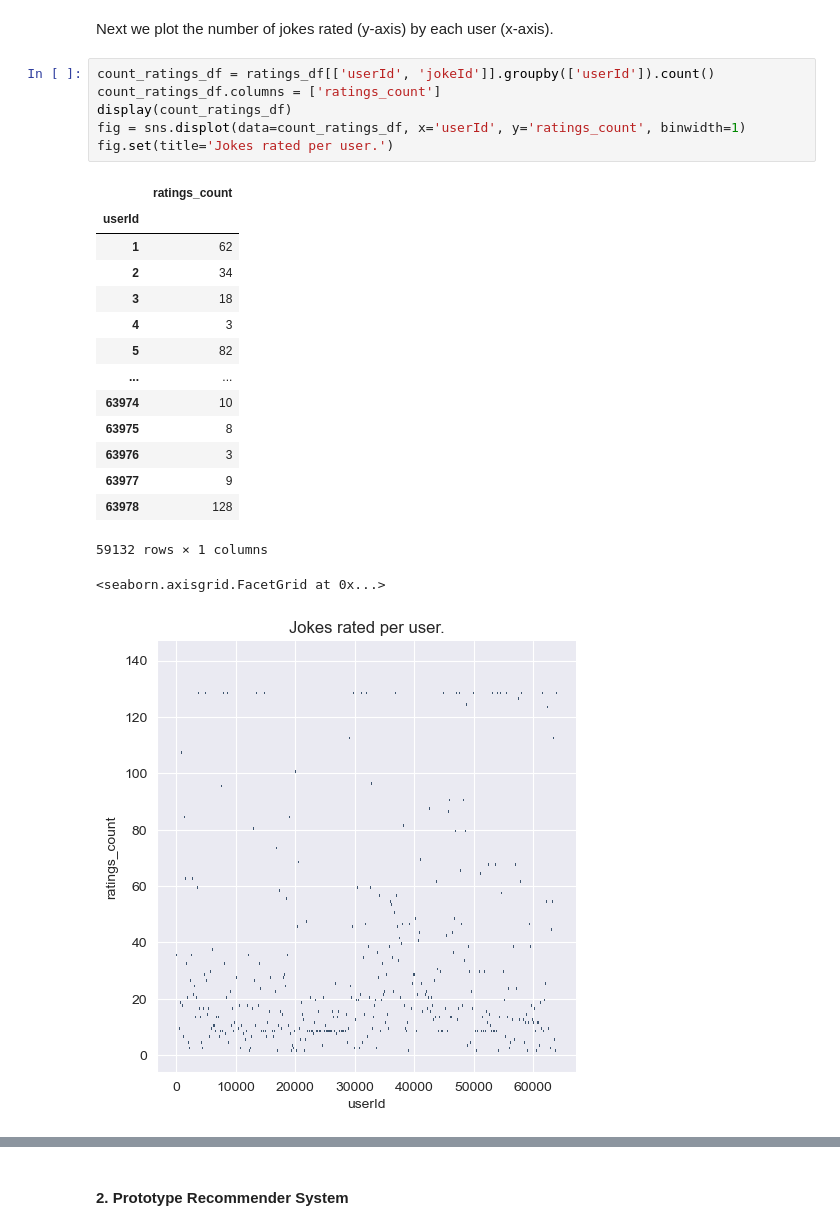
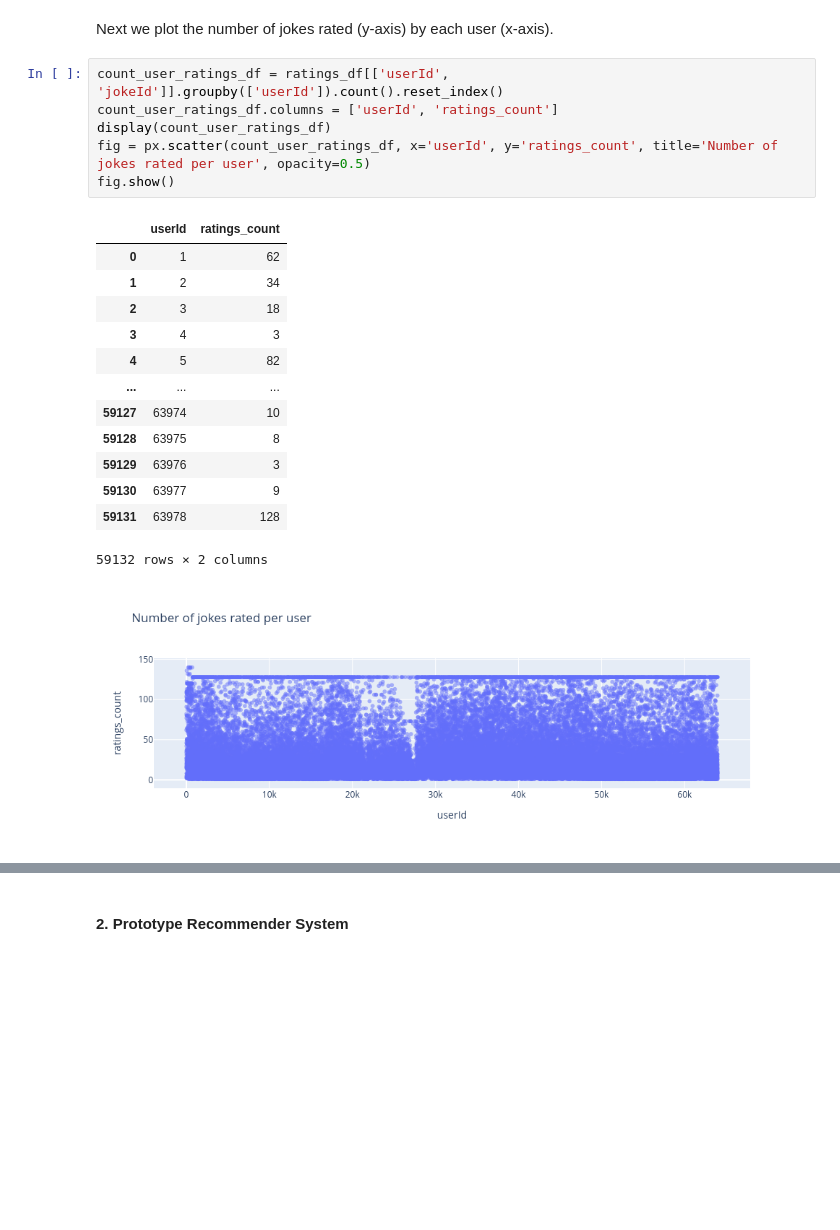
Before and after one commit to RedOrBlueP1ll/reasonable_recommendations, a Jupyter notebook: joke_recsyst_notebook.ipynb, the cells around one changed output, grey strips where cells are left out. Drawn from its saved outputs; the diff is of its cells as text; blank space fills up the shorter version.

Commit message:
Improved graphs

```diff
--- a/joke_recsyst_notebook.ipynb
+++ b/joke_recsyst_notebook.ipynb
@@ -51,26 +52,24 @@ display(jokes_df)
 # %% [markdown]
 Next we plot the number of jokes rated (y-axis) by each user (x-axis).
 # %%
-count_ratings_df = ratings_df[['userId', 'jokeId']].groupby(['userId']).count()
-count_ratings_df.columns = ['ratings_count']
-display(count_ratings_df)
-fig = sns.displot(data=count_ratings_df, x='userId', y='ratings_count', binwidth=1)
-fig.set(title='Jokes rated per user.')
+count_user_ratings_df = ratings_df[['userId', 'jokeId']].groupby(['userId']).count().reset_index()
+count_user_ratings_df.columns = ['userId', 'ratings_count']
+display(count_user_ratings_df)
+fig = px.scatter(count_user_ratings_df, x='userId', y='ratings_count', title='Number of jokes rated per user', opacity=0.5)
+fig.show()
 # %% [output]
-|  | ratings_count |
-| userId |  |
-| 1 | 62 |
-| 2 | 34 |
-| 3 | 18 |
-| 4 | 3 |
-| 5 | 82 |
-| ... | ... |
-| 63974 | 10 |
-| 63975 | 8 |
-| 63976 | 3 |
-| 63977 | 9 |
-| 63978 | 128 |
+|  | userId | ratings_count |
+| 0 | 1 | 62 |
+| 1 | 2 | 34 |
+| 2 | 3 | 18 |
+| 3 | 4 | 3 |
+| 4 | 5 | 82 |
+| ... | ... | ... |
+| 59127 | 63974 | 10 |
+| 59128 | 63975 | 8 |
+| 59129 | 63976 | 3 |
+| 59130 | 63977 | 9 |
+| 59131 | 63978 | 128 |
-59132 rows × 1 columns
+59132 rows × 2 columns
-<seaborn.axisgrid.FacetGrid at 0x...>
-[figure, old version]
+[figure, new version]
 # %%
```
Also changed, not shown: parts of 11 cells of this notebook.
